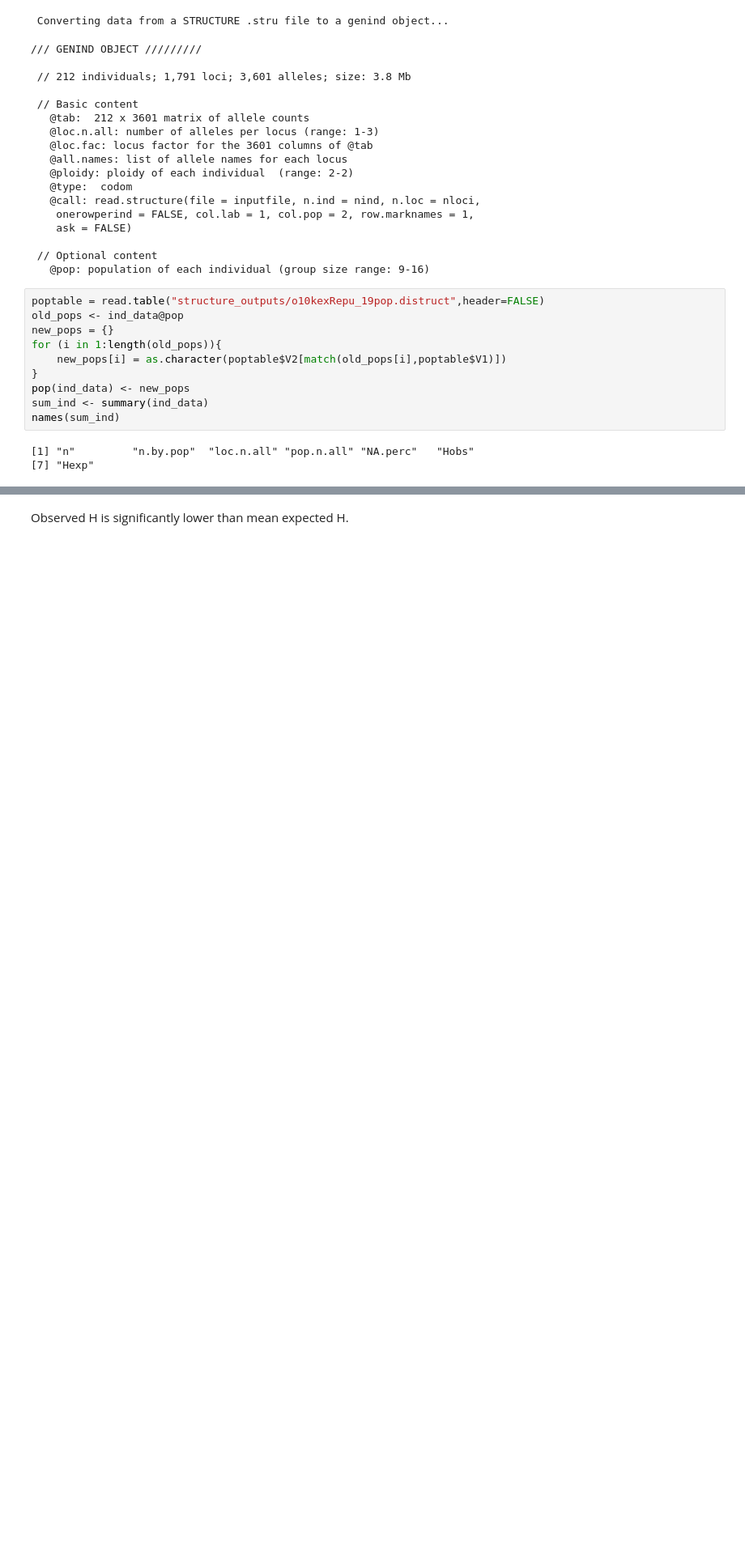
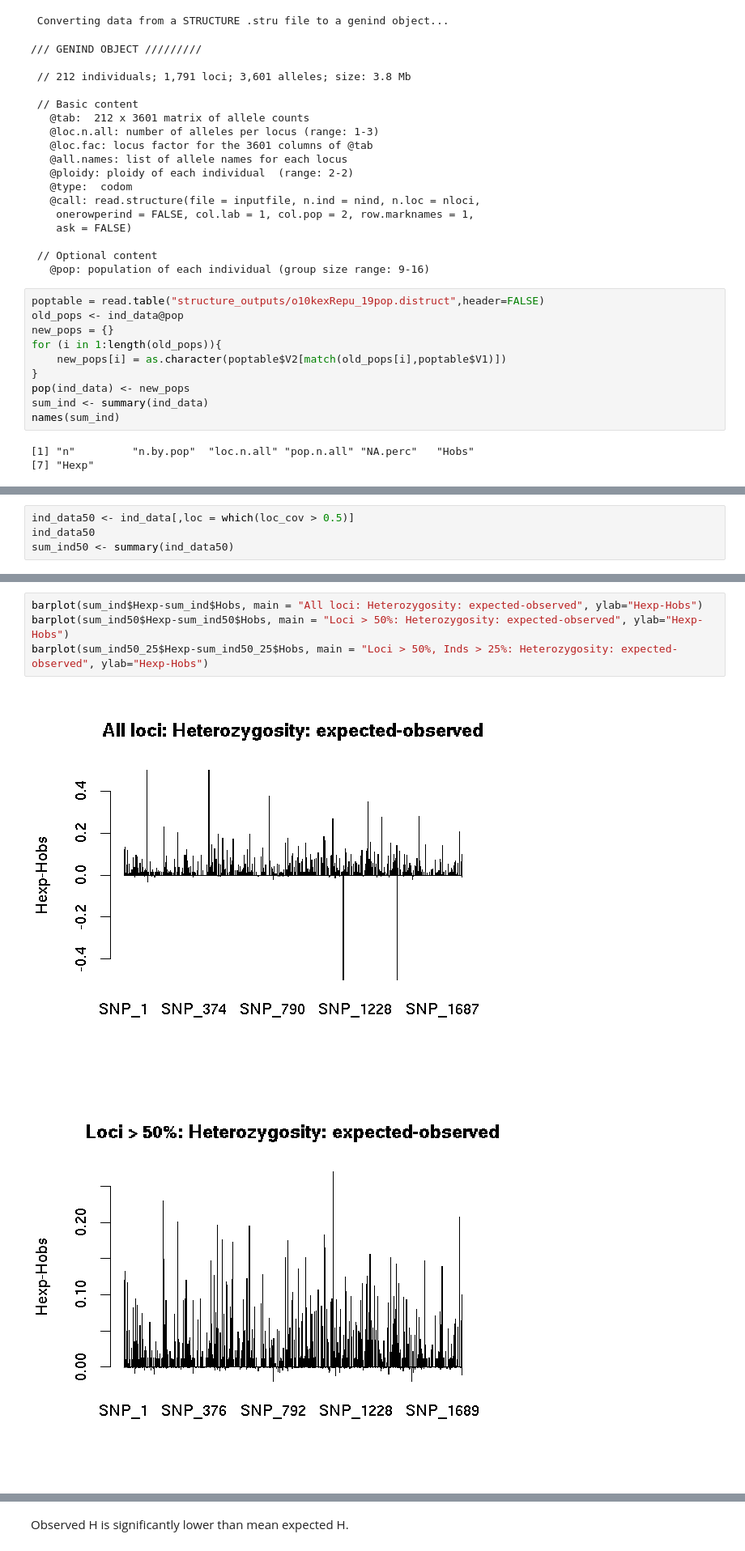
Before and after one commit to ksil91/2016_Notebook, a Jupyter notebook: Adegenet- 10kmin75H32.ipynb, the cells around one changed output, grey strips where cells are left out. Shown at 81% size. Saved outputs shown, nothing was run; the diff lists cells and outputs as text; blank space fills up the shorter version.

Commit message:
Added filtering of bad loci

```diff
--- a/Adegenet- 10kmin75H32.ipynb
+++ b/Adegenet- 10kmin75H32.ipynb
@@ -67,0 +114,4 @@ barplot(sum_ind$Hexp-sum_ind$Hobs, main = "Heterozygosity: expected-observed", y
+# %%
+ind_data50 <- ind_data[,loc = which(loc_cov > 0.5)]
+ind_data50
+sum_ind50 <- summary(ind_data50)
@@ -67,0 +153,7 @@ barplot(sum_ind$Hexp-sum_ind$Hobs, main = "Heterozygosity: expected-observed", y
+# %%
+barplot(sum_ind$Hexp-sum_ind$Hobs, main = "All loci: Heterozygosity: expected-observed", ylab="Hexp-Hobs")
+barplot(sum_ind50$Hexp-sum_ind50$Hobs, main = "Loci > 50%: Heterozygosity: expected-observed", ylab="Hexp-Hobs")
+barplot(sum_ind50_25$Hexp-sum_ind50_25$Hobs, main = "Loci > 50%, Inds > 25%: Heterozygosity: expected-observed", ylab="Hexp-Hobs")
+# %% [output]
+[figure, added]
+[figure, added]
```
Also changed, not shown: parts of 34 cells of this notebook.
